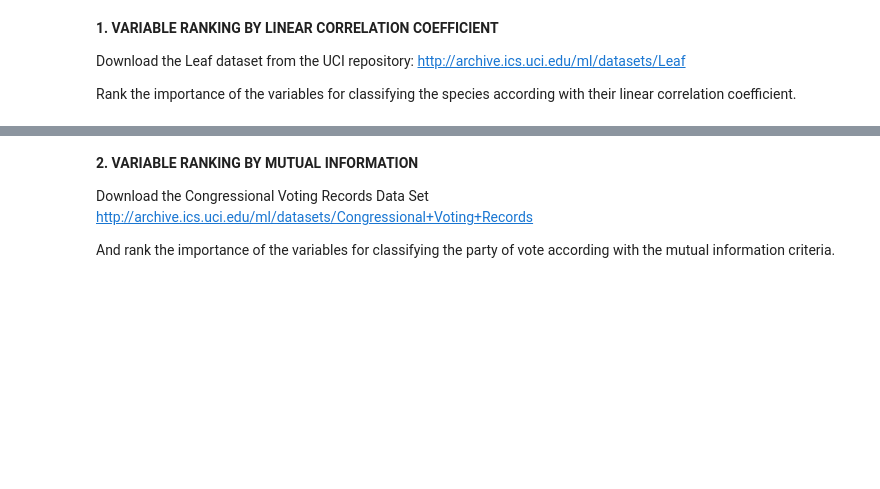
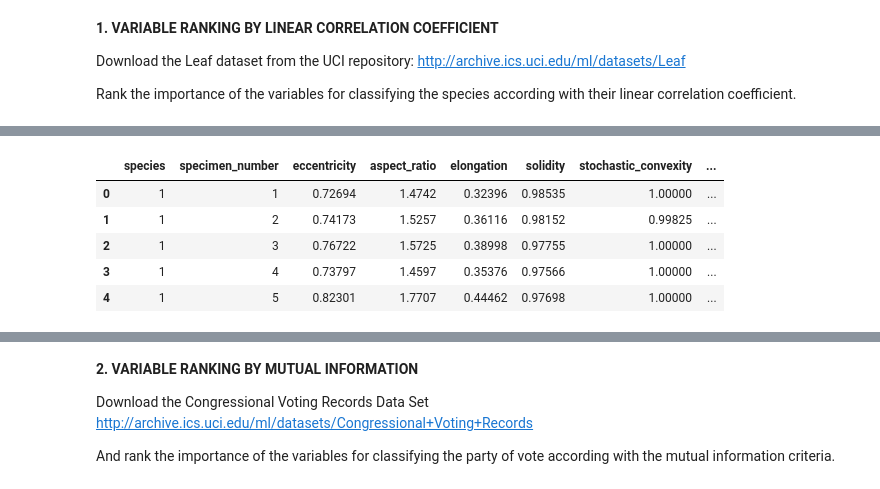
Before and after one commit to zainabnazari/Unsupervised_L_2022, a Jupyter notebook: 1_Practice.ipynb, the cells around one changed output, grey strips where cells are left out. Saved outputs shown, nothing was run; the diff lists cells and outputs as text; code cells hidden in the pictures; blank space fills up the shorter version.

```diff
--- a/1_Practice.ipynb
+++ b/1_Practice.ipynb
@@ -11,0 +23,14 @@ import matplotlib.pyplot as plt
+# %%
+# import data
+cols = ["species", "specimen_number", "eccentricity", "aspect_ratio", "elongation", "solidity",
+           "stochastic_convexity", "isoperimetric_factor", "max_indent_depth", "lobedness",
+           "avg_intensity", "avg_contrast", "smoothness", "third_moment", "uniformity", "entropy"]
+leaves_df = pd.read_csv("../data_UL/leaf/leaf.csv", names=cols)
+leaves_df.head()
+# %% [output]
+|  | species | specimen_number | eccentricity | aspect_ratio | elongation | solidity | stochastic_convexity | ... |
+| 0 | 1 | 1 | 0.72694 | 1.4742 | 0.32396 | 0.98535 | 1.00000 | ... |
+| 1 | 1 | 2 | 0.74173 | 1.5257 | 0.36116 | 0.98152 | 0.99825 | ... |
+| 2 | 1 | 3 | 0.76722 | 1.5725 | 0.38998 | 0.97755 | 1.00000 | ... |
+| 3 | 1 | 4 | 0.73797 | 1.4597 | 0.35376 | 0.97566 | 1.00000 | ... |
+| 4 | 1 | 5 | 0.82301 | 1.7707 | 0.44462 | 0.97698 | 1.00000 | ... |
```
Also changed, not shown: parts of 11 cells of this notebook, 1 other file.
